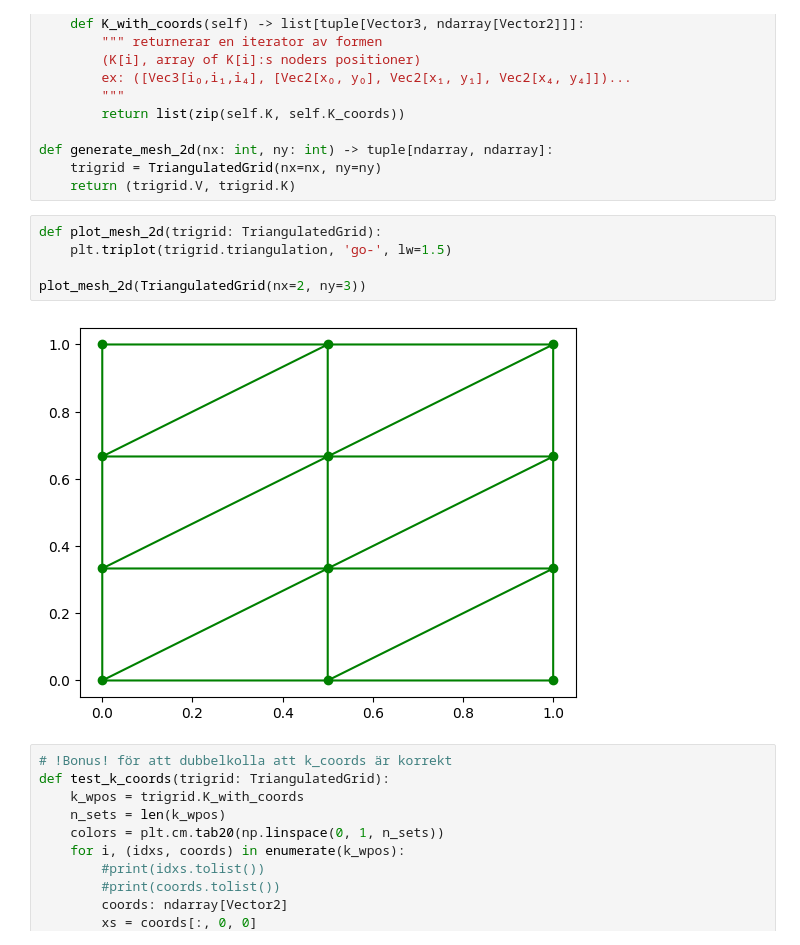
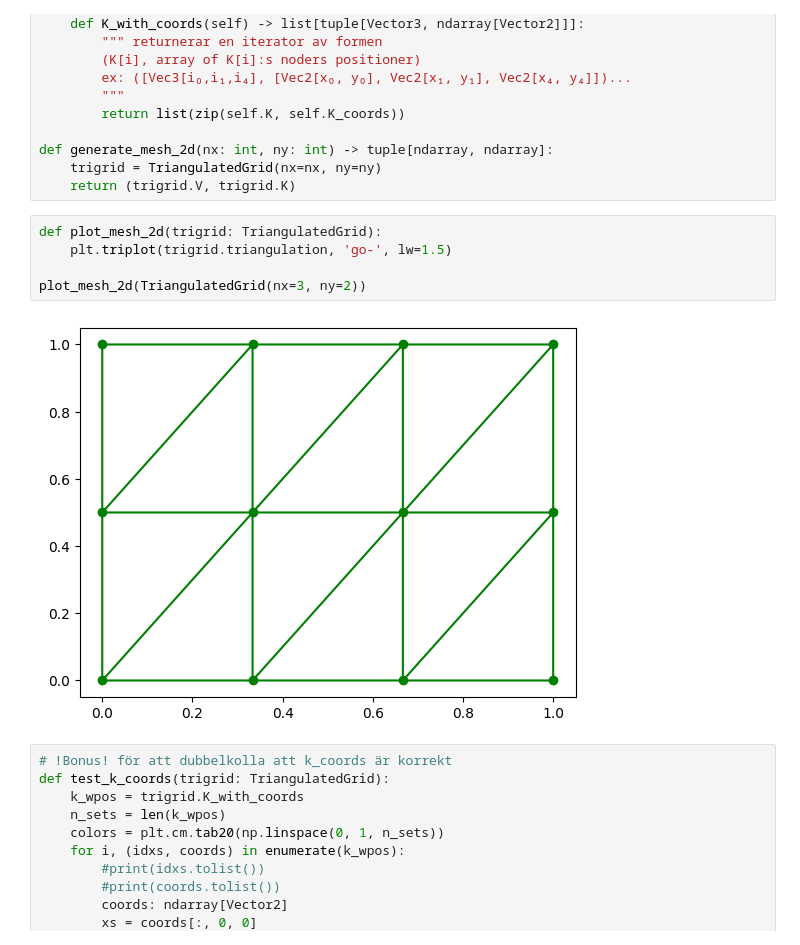
Before and after one commit to wiluxgit/MVE270_2024, a Jupyter notebook: 11z.ipynb, the cells around one changed output. Cells and saved outputs as stored; diff of their text form.

```diff
--- a/11z.ipynb
+++ b/11z.ipynb
@@ -181,10 +181,10 @@ def generate_mesh_2d(nx: int, ny: int) -> tuple[ndarray, ndarray]:
 # %%
 def plot_mesh_2d(trigrid: TriangulatedGrid):
     plt.triplot(trigrid.triangulation, 'go-', lw=1.5)
 
-plot_mesh_2d(TriangulatedGrid(nx=2, ny=3))
+plot_mesh_2d(TriangulatedGrid(nx=3, ny=2))
 # %% [output]
-[figure, old version]
+[figure, new version]
 # %%
 # !Bonus! för att dubbelkolla att k_coords är korrekt
 def test_k_coords(trigrid: TriangulatedGrid):
```
Also changed, not shown: parts of 4 cells of this notebook.
